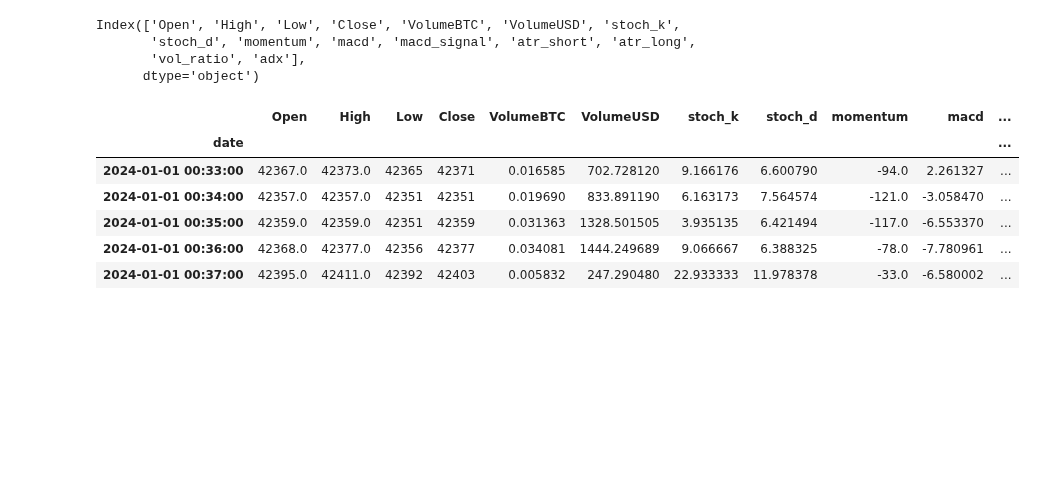
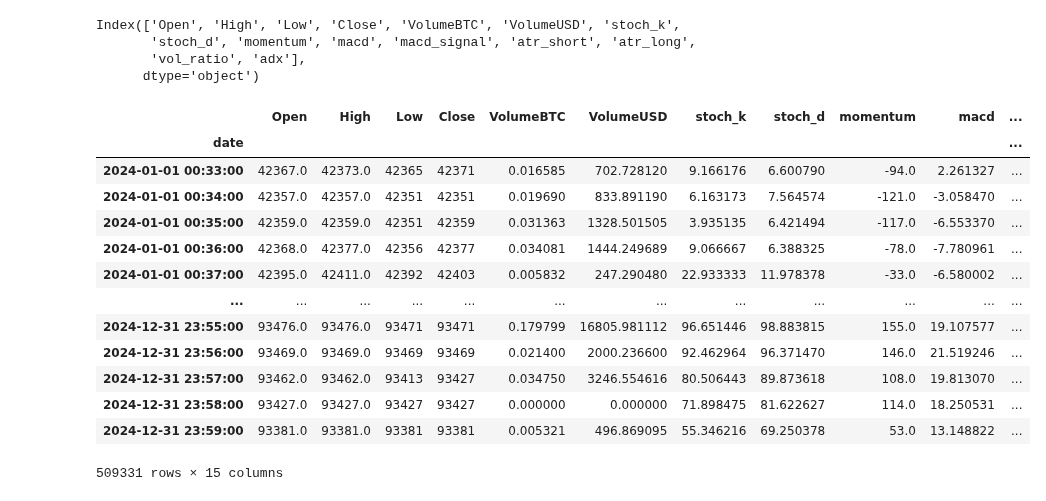
Before and after one commit to alexzheng123/EC331-project, a Jupyter notebook: code/5.0/TI.ipynb, the cells around one changed output. Drawn from its saved outputs; the diff is of its cells as text; code cells hidden in the pictures; blank space fills up the shorter version.

```diff
--- a/code/5.0/TI.ipynb
+++ b/code/5.0/TI.ipynb
@@ -4,18 +4,12 @@ import numpy as np
 import matplotlib.pyplot as plt
 import talib
 # %%
-df = pd.read_csv("/Users/alexzheng/Developer/GitHub/EC331-project/data/4.0/Bitcoin_data.csv",
+df = pd.read_csv("/Users/alexzheng/Developer/GitHub/EC331-project/data/Bitcoin_data_2024.csv",
                            index_col=0,
                            parse_dates=True)
-# %%
-df.rename(columns={
-    'open': 'Open',
-    'high': 'High',
-    'low': 'Low',
-    'close': 'Close',
-    'Volume BTC': 'VolumeBTC',
-    'Volume USD': 'VolumeUSD'
-}, inplace=True)
+# %%
+# Only select data from 2024
+df = df[df.index.year == 2024]
 # %% [markdown]
 ## Compute the 10 important technical indicators
 # %%
@@ -65,14 +59,21 @@ Index(['Open', 'High', 'Low', 'Close', 'VolumeBTC', 'VolumeUSD', 'stoch_k',
 # %%
 df.dropna(inplace=True)
 # %%
-df.head()
+df
 # %% [output]
 |  | Open | High | Low | Close | VolumeBTC | VolumeUSD | stoch_k | stoch_d | momentum | macd | ... |
 | date |  |  |  |  |  |  |  |  |  |  | ... |
 | 2024-01-01 00:33:00 | 42367.0 | 42373.0 | 42365 | 42371 | 0.016585 | 702.728120 | 9.166176 | 6.600790 | -94.0 | 2.261327 | ... |
 | 2024-01-01 00:34:00 | 42357.0 | 42357.0 | 42351 | 42351 | 0.019690 | 833.891190 | 6.163173 | 7.564574 | -121.0 | -3.058470 | ... |
 | 2024-01-01 00:35:00 | 42359.0 | 42359.0 | 42351 | 42359 | 0.031363 | 1328.501505 | 3.935135 | 6.421494 | -117.0 | -6.553370 | ... |
 | 2024-01-01 00:36:00 | 42368.0 | 42377.0 | 42356 | 42377 | 0.034081 | 1444.249689 | 9.066667 | 6.388325 | -78.0 | -7.780961 | ... |
 | 2024-01-01 00:37:00 | 42395.0 | 42411.0 | 42392 | 42403 | 0.005832 | 247.290480 | 22.933333 | 11.978378 | -33.0 | -6.580002 | ... |
+| ... | ... | ... | ... | ... | ... | ... | ... | ... | ... | ... | ... |
+| 2024-12-31 23:55:00 | 93476.0 | 93476.0 | 93471 | 93471 | 0.179799 | 16805.981112 | 96.651446 | 98.883815 | 155.0 | 19.107577 | ... |
+| 2024-12-31 23:56:00 | 93469.0 | 93469.0 | 93469 | 93469 | 0.021400 | 2000.236600 | 92.462964 | 96.371470 | 146.0 | 21.519246 | ... |
+| 2024-12-31 23:57:00 | 93462.0 | 93462.0 | 93413 | 93427 | 0.034750 | 3246.554616 | 80.506443 | 89.873618 | 108.0 | 19.813070 | ... |
+| 2024-12-31 23:58:00 | 93427.0 | 93427.0 | 93427 | 93427 | 0.000000 | 0.000000 | 71.898475 | 81.622627 | 114.0 | 18.250531 | ... |
+| 2024-12-31 23:59:00 | 93381.0 | 93381.0 | 93381 | 93381 | 0.005321 | 496.869095 | 55.346216 | 69.250378 | 53.0 | 13.148822 | ... |
+509331 rows × 15 columns
 # %%
 df.to_csv("/Users/alexzheng/Developer/GitHub/EC331-project/data/5.0/Bitcoin_data.csv")
```
Also changed, not shown: 27 other files.
